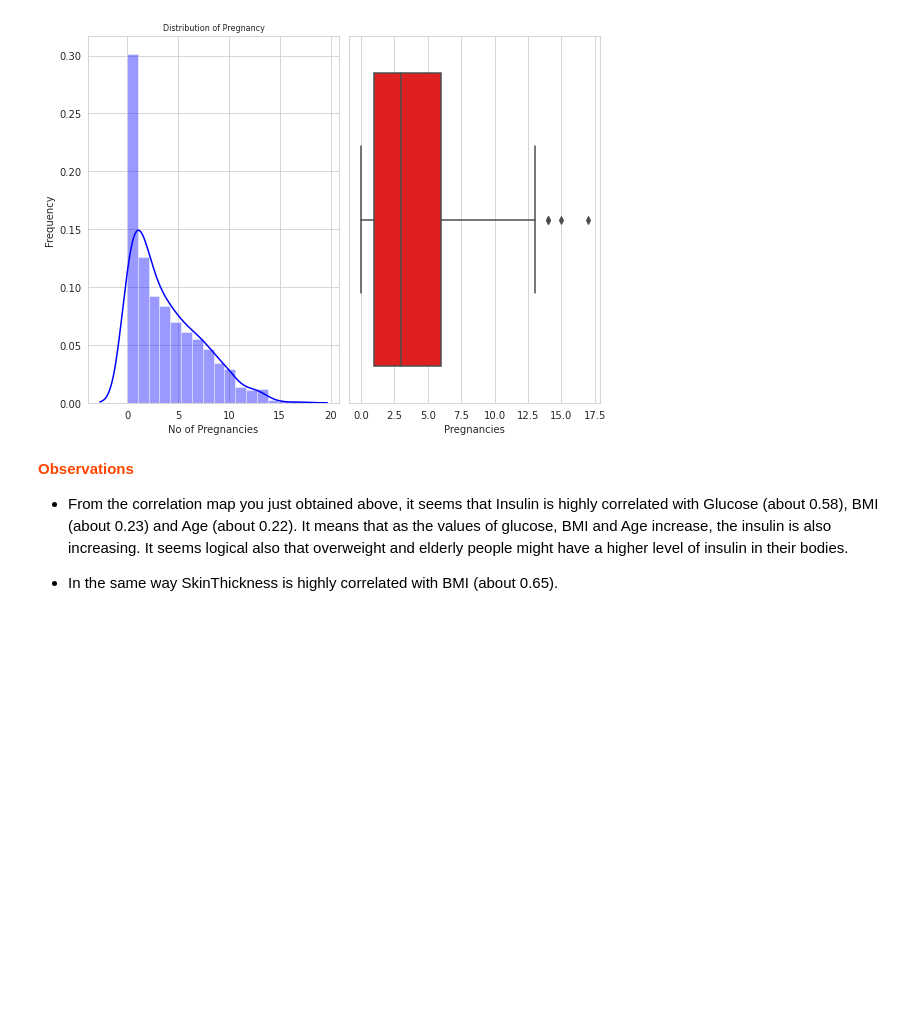
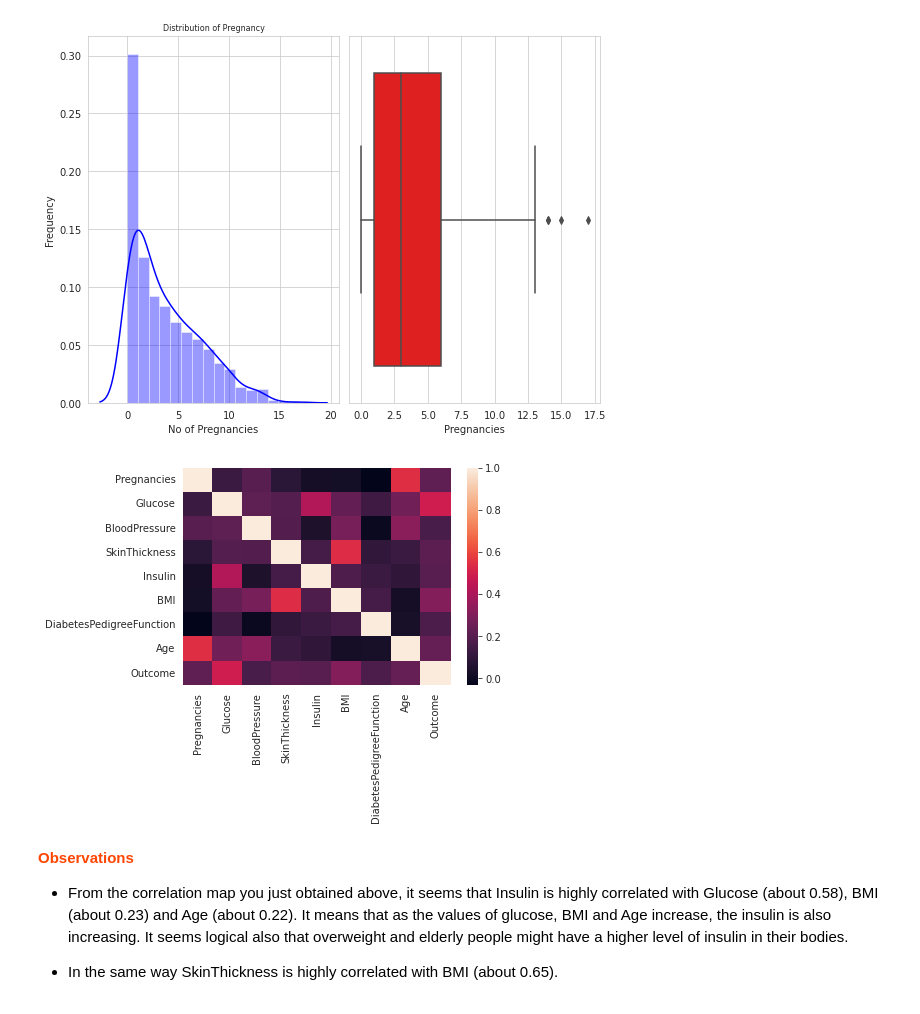
Before and after one commit to shireeshareddy187/fmml2021, a Jupyter notebook: Project_FMML_CLF1.ipynb, the cells around one changed output. Drawn from its saved outputs; the diff is of its cells as text; code cells hidden in the pictures; blank space fills up the shorter version.

```diff
--- a/Project_FMML_CLF1.ipynb
+++ b/Project_FMML_CLF1.ipynb
@@ -118,7 +118,13 @@ plt.tight_layout()
 # %%
 ## TASK-1 :
 ## Find out the "Correlation" between the different attributes present in the data.
 ## Also plot a heatmap (refer Seaborn documentation) for the correlation values obtained.
+dataplot=sns.heatmap(diabetes_data.corr())
+
+# displaying heatmap
+plt.show()
+# %% [output]
+[figure, added]
 # %% [markdown]
 <p style="font-weight: bold;color:#FF4500"><b>Observations</b></p>
 
```
Also changed, not shown: parts of 6 cells of this notebook.
